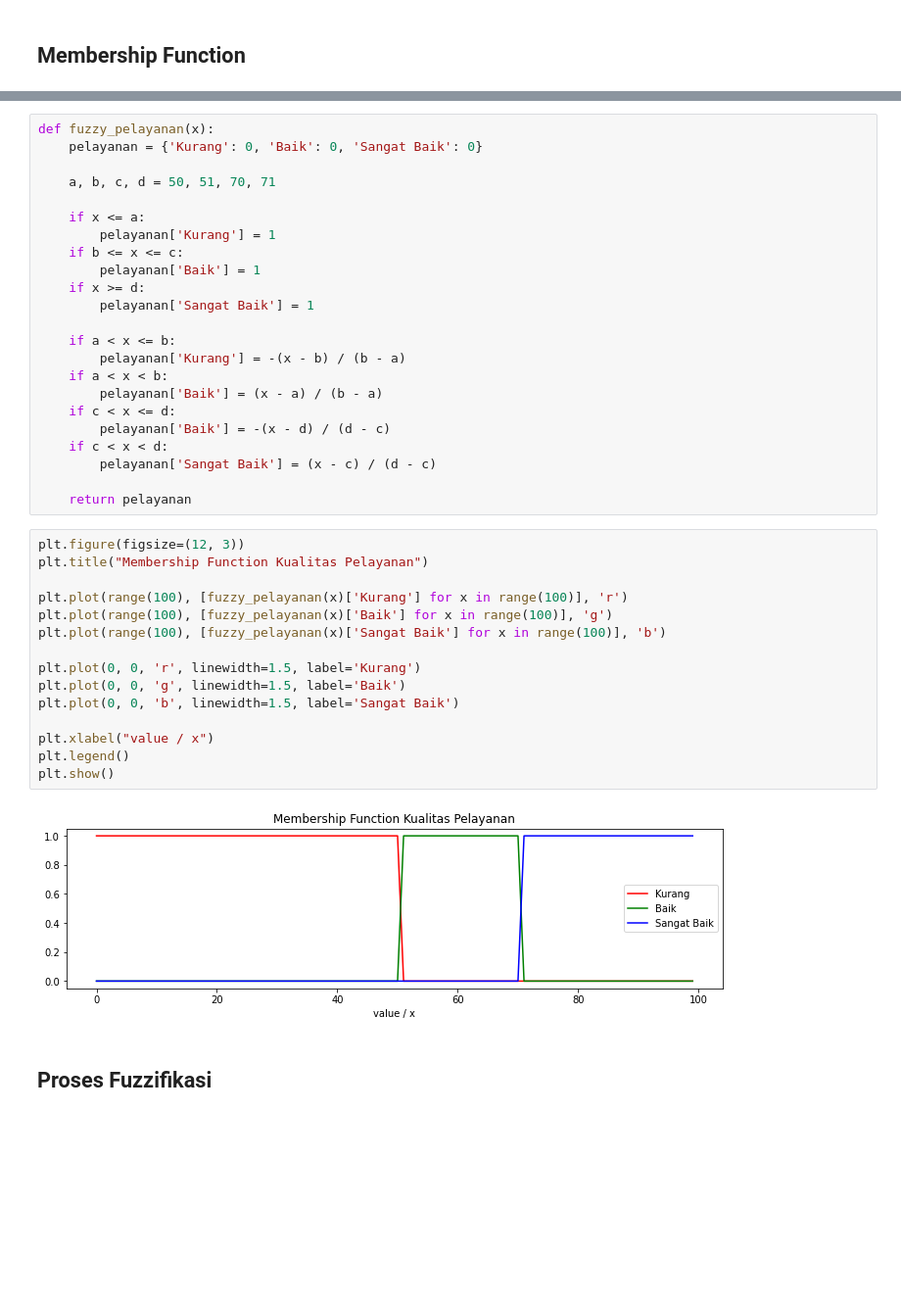
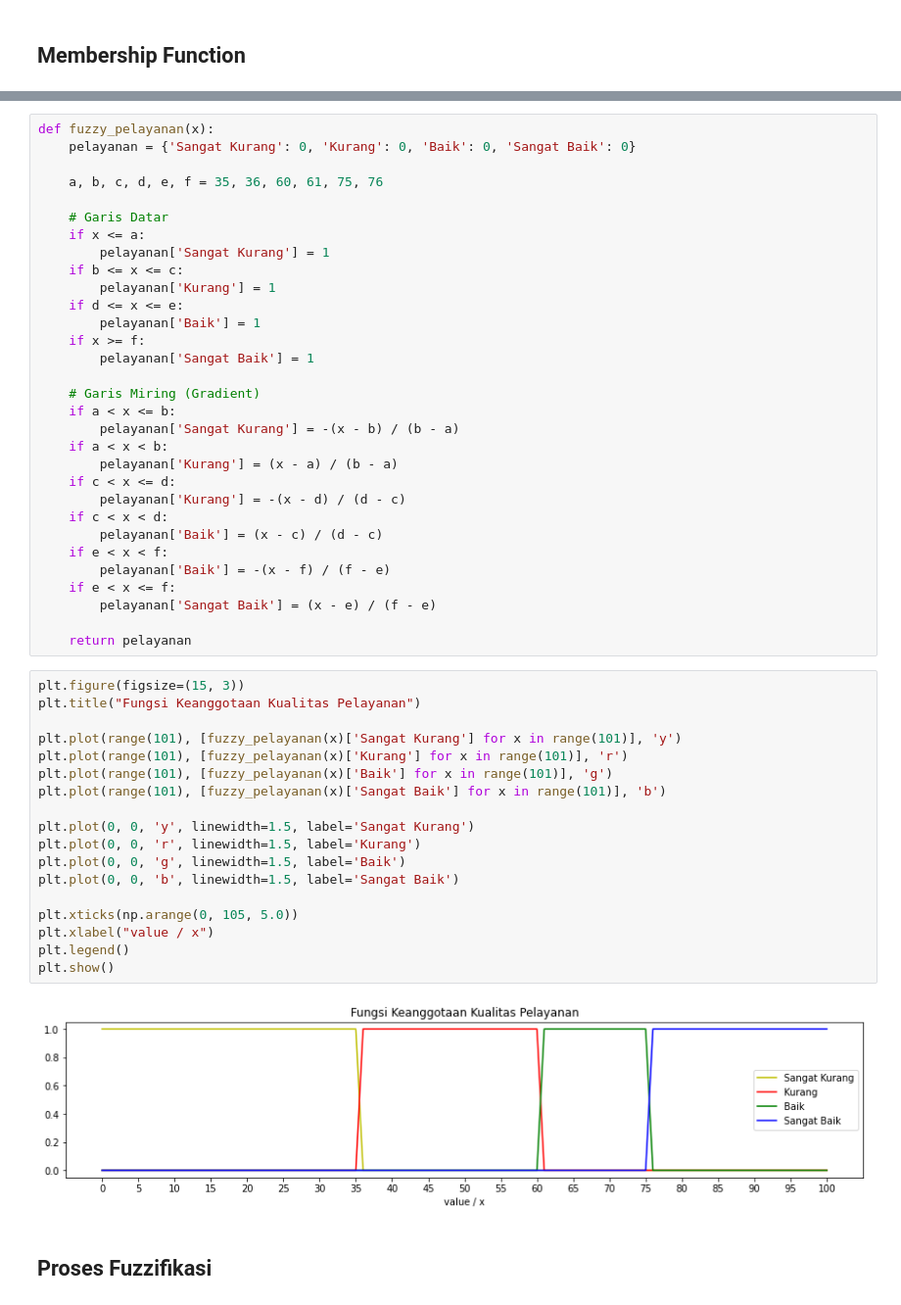
Before and after one commit to ShinyQ/Tugas-Pengantar-AI-2_Fuzzy_Logic, a Jupyter notebook: Tugas_2_Kelompok_1_Reasoning_(Fuzzy_Logic).ipynb, the cells around one changed output, grey strips where cells are left out. Shown at 98% size. Drawn from its saved outputs; the diff is of its cells as text; blank space fills up the shorter version.

```diff
--- a/Tugas_2_Kelompok_1_Reasoning_(Fuzzy_Logic).ipynb
+++ b/Tugas_2_Kelompok_1_Reasoning_(Fuzzy_Logic).ipynb
@@ -79,43 +96,54 @@ plt.show()
 # %%
 def fuzzy_pelayanan(x):
-    pelayanan = {'Kurang': 0, 'Baik': 0, 'Sangat Baik': 0}
+    pelayanan = {'Sangat Kurang': 0, 'Kurang': 0, 'Baik': 0, 'Sangat Baik': 0}
 
-    a, b, c, d = 50, 51, 70, 71
+    a, b, c, d, e, f = 35, 36, 60, 61, 75, 76
 
+    # Garis Datar
     if x <= a:
+        pelayanan['Sangat Kurang'] = 1
+    if b <= x <= c:
         pelayanan['Kurang'] = 1
-    if b <= x <= c:
+    if d <= x <= e:
         pelayanan['Baik'] = 1
-    if x >= d:
+    if x >= f:
         pelayanan['Sangat Baik'] = 1
 
+    # Garis Miring (Gradient)
     if a < x <= b:
-        pelayanan['Kurang'] = -(x - b) / (b - a)
+        pelayanan['Sangat Kurang'] = -(x - b) / (b - a)
     if a < x < b:
-        pelayanan['Baik'] = (x - a) / (b - a)
+        pelayanan['Kurang'] = (x - a) / (b - a)
     if c < x <= d:
-        pelayanan['Baik'] = -(x - d) / (d - c)
+        pelayanan['Kurang'] = -(x - d) / (d - c)
     if c < x < d:
-        pelayanan['Sangat Baik'] = (x - c) / (d - c)
+        pelayanan['Baik'] = (x - c) / (d - c)
+    if e < x < f:
+        pelayanan['Baik'] = -(x - f) / (f - e)
+    if e < x <= f:
+        pelayanan['Sangat Baik'] = (x - e) / (f - e)
 
     return pelayanan
 # %%
-plt.figure(figsize=(12, 3))
-plt.title("Membership Function Kualitas Pelayanan")
+plt.figure(figsize=(15, 3))
+plt.title("Fungsi Keanggotaan Kualitas Pelayanan")
 
-plt.plot(range(100), [fuzzy_pelayanan(x)['Kurang'] for x in range(100)], 'r')
-plt.plot(range(100), [fuzzy_pelayanan(x)['Baik'] for x in range(100)], 'g')
-plt.plot(range(100), [fuzzy_pelayanan(x)['Sangat Baik'] for x in range(100)], 'b')
+plt.plot(range(101), [fuzzy_pelayanan(x)['Sangat Kurang'] for x in range(101)], 'y')
+plt.plot(range(101), [fuzzy_pelayanan(x)['Kurang'] for x in range(101)], 'r')
+plt.plot(range(101), [fuzzy_pelayanan(x)['Baik'] for x in range(101)], 'g')
+plt.plot(range(101), [fuzzy_pelayanan(x)['Sangat Baik'] for x in range(101)], 'b')
 
+plt.plot(0, 0, 'y', linewidth=1.5, label='Sangat Kurang')
 plt.plot(0, 0, 'r', linewidth=1.5, label='Kurang')
 plt.plot(0, 0, 'g', linewidth=1.5, label='Baik')
 plt.plot(0, 0, 'b', linewidth=1.5, label='Sangat Baik')
 
+plt.xticks(np.arange(0, 105, 5.0))
 plt.xlabel("value / x")
 plt.legend()
 plt.show()
 # %% [output]
-[figure, old version]
+[figure, new version]
 # %% [markdown]
 ## **Proses Fuzzifikasi**
 # %%
```
Also changed, not shown: parts of 17 cells of this notebook.
